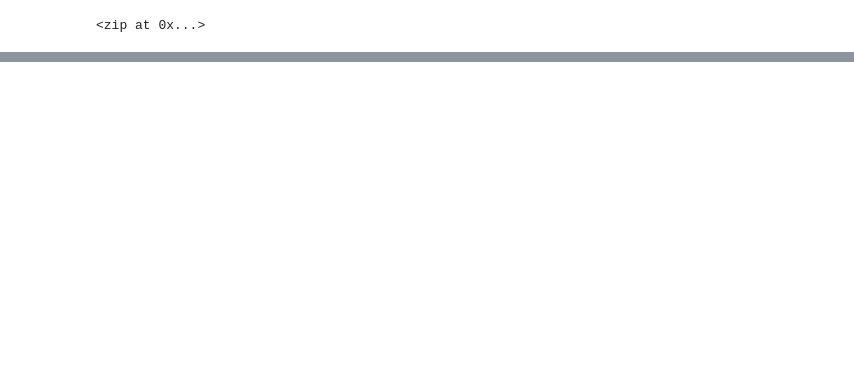
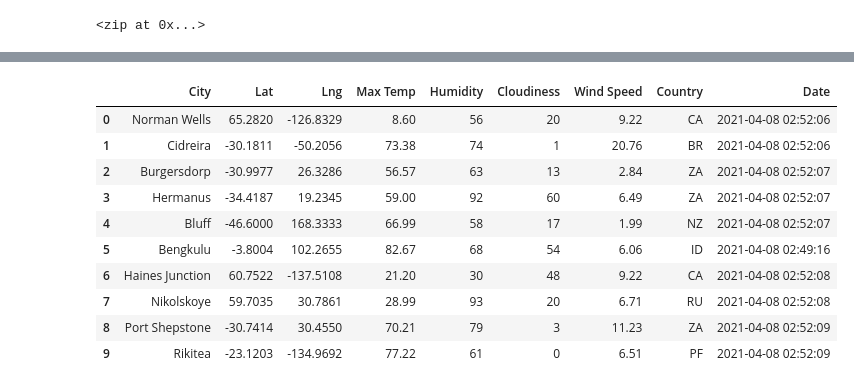
Before and after one commit to Sgarza7812/World_Weather_Analysis, a Jupyter notebook: WeatherPy.ipynb, the cells around one changed output, grey strips where cells are left out. Cells and saved outputs as stored; diff of their text form; code cells hidden in the pictures; blank space fills up the shorter version.

Commit message:
Adding WeatherPy

```diff
--- a/WeatherPy.ipynb
+++ b/WeatherPy.ipynb
@@ -33,0 +43,3 @@ len(cities)
+# %%
+#Starting URL for Weather Map API Call.
+url = "http://api.openweathermap.org/data/2.5/weather?units=Imperial&APPID=" + weather_api_key
@@ -33,0 +124,16 @@ len(cities)
+# %%
+#Convert the array of dictionaries to a Pandas DataFrame.
+city_data_df = pd.DataFrame(city_data)
+city_data_df.head(10)
+# %% [output]
+|  | City | Lat | Lng | Max Temp | Humidity | Cloudiness | Wind Speed | Country | Date |
+| 0 | Norman Wells | 65.2820 | -126.8329 | 8.60 | 56 | 20 | 9.22 | CA | 2021-04-08 02:52:06 |
+| 1 | Cidreira | -30.1811 | -50.2056 | 73.38 | 74 | 1 | 20.76 | BR | 2021-04-08 02:52:06 |
+| 2 | Burgersdorp | -30.9977 | 26.3286 | 56.57 | 63 | 13 | 2.84 | ZA | 2021-04-08 02:52:07 |
+| 3 | Hermanus | -34.4187 | 19.2345 | 59.00 | 92 | 60 | 6.49 | ZA | 2021-04-08 02:52:07 |
+| 4 | Bluff | -46.6000 | 168.3333 | 66.99 | 58 | 17 | 1.99 | NZ | 2021-04-08 02:52:07 |
+| 5 | Bengkulu | -3.8004 | 102.2655 | 82.67 | 68 | 54 | 6.06 | ID | 2021-04-08 02:49:16 |
+| 6 | Haines Junction | 60.7522 | -137.5108 | 21.20 | 30 | 48 | 9.22 | CA | 2021-04-08 02:52:08 |
+| 7 | Nikolskoye | 59.7035 | 30.7861 | 28.99 | 93 | 20 | 6.71 | RU | 2021-04-08 02:52:08 |
+| 8 | Port Shepstone | -30.7414 | 30.4550 | 70.21 | 79 | 3 | 11.23 | ZA | 2021-04-08 02:52:09 |
+| 9 | Rikitea | -23.1203 | -134.9692 | 77.22 | 61 | 0 | 6.51 | PF | 2021-04-08 02:52:09 |
```
Also changed, not shown: parts of 6 cells of this notebook, 3 other files.
